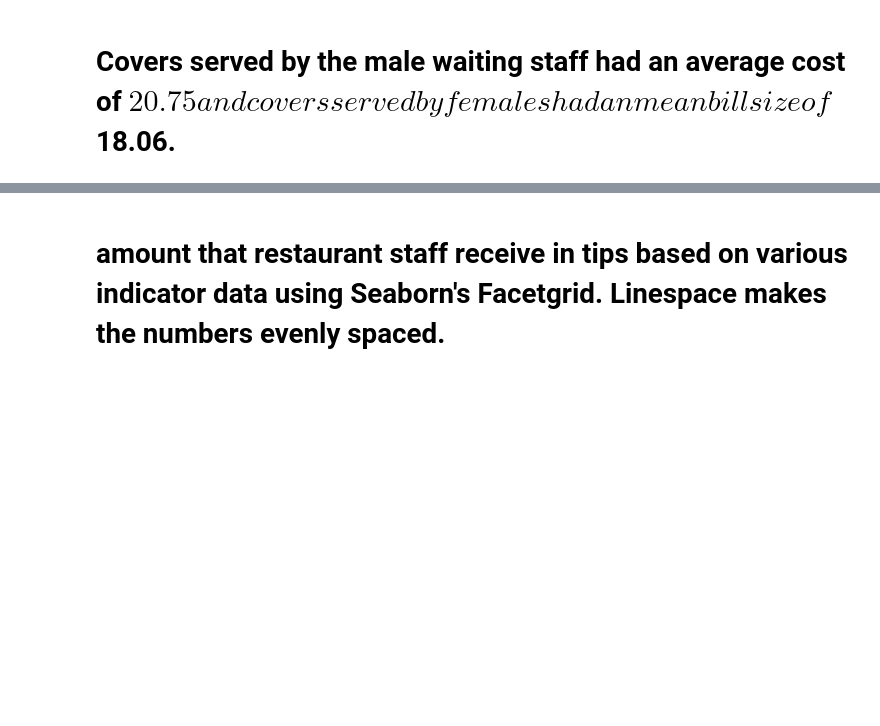
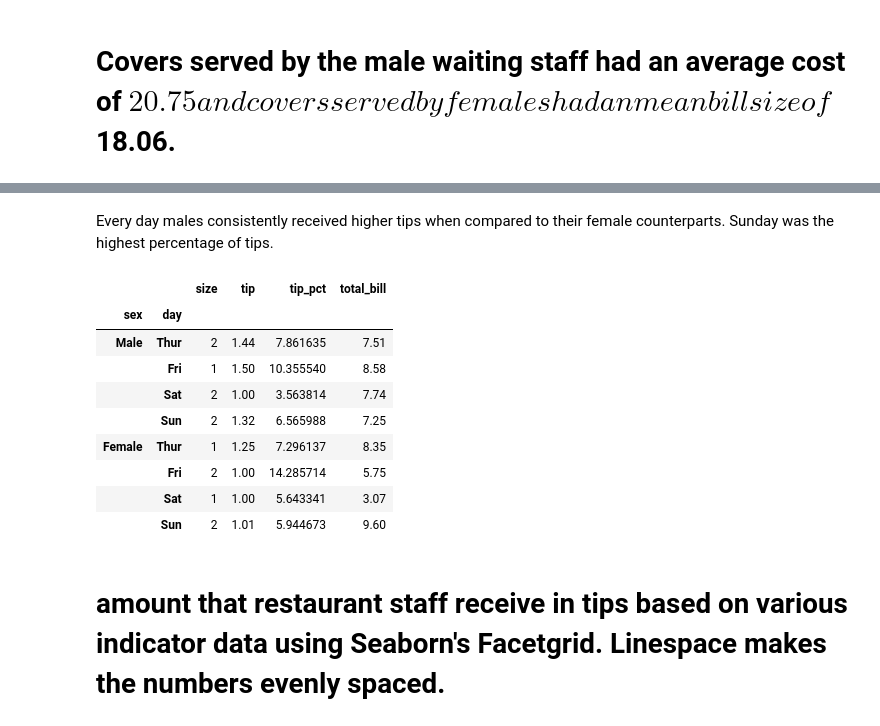
Before and after one commit to bexiturley/Fundamentals-of-Data-Analysis-Assessment-2019, a Jupyter notebook: Tips.ipynb, the cells around one changed output, grey strips where cells are left out. Cells and saved outputs as stored; diff of their text form; code cells hidden in the pictures; blank space fills up the shorter version.

```diff
--- a/Tips.ipynb
+++ b/Tips.ipynb
@@ -90,3 +140,18 @@ Name: total_bill, dtype: float64
+# %% [markdown]
+Every day males consistently received higher tips when compared to their female counterparts. Sunday was the highest percentage of tips.
+# %%
+tips.groupby(by=['sex', 'day']).min()
+# %% [output]
+|  |  | size | tip | tip_pct | total_bill |
+| sex | day |  |  |  |  |
+| Male | Thur | 2 | 1.44 | 7.861635 | 7.51 |
+|  | Fri | 1 | 1.50 | 10.355540 | 8.58 |
+|  | Sat | 2 | 1.00 | 3.563814 | 7.74 |
+|  | Sun | 2 | 1.32 | 6.565988 | 7.25 |
+| Female | Thur | 1 | 1.25 | 7.296137 | 8.35 |
+|  | Fri | 2 | 1.00 | 14.285714 | 5.75 |
+|  | Sat | 1 | 1.00 | 5.643341 | 3.07 |
+|  | Sun | 2 | 1.01 | 5.944673 | 9.60 |
 # %% [markdown]
 # amount that restaurant staff receive in tips based on various indicator data using Seaborn's Facetgrid.  Linespace makes the numbers evenly spaced.
 # %%
```
Also changed, not shown: parts of 8 cells of this notebook.
